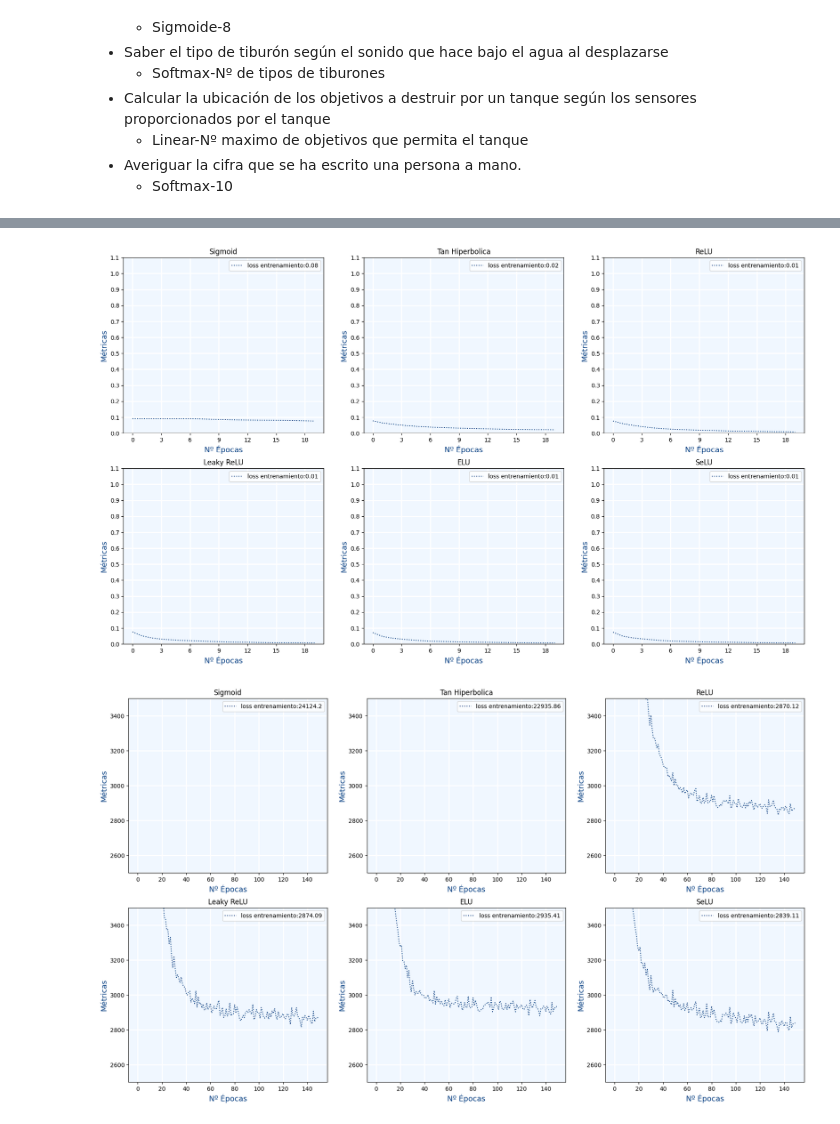
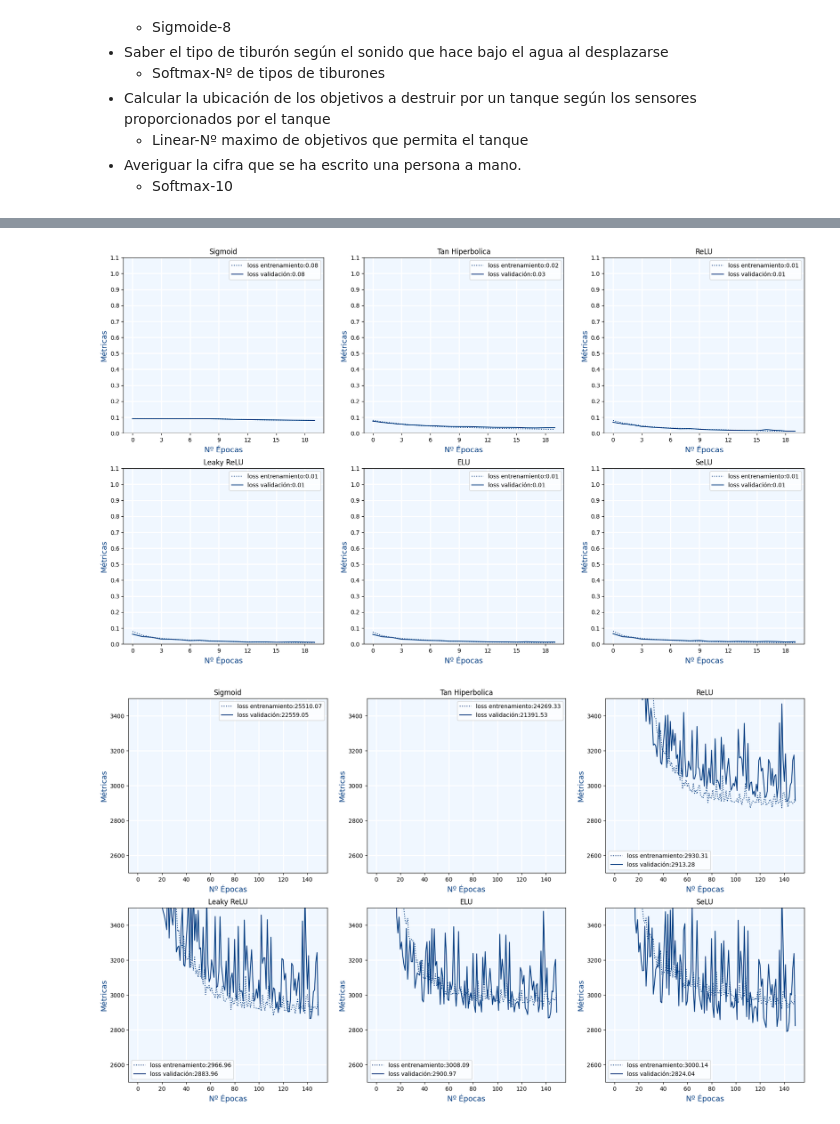
Before and after one commit to logongas/soluciones_ejercicios_modulo_pia, a Jupyter notebook: tema_06/ejercicios_tema_06.ipynb, the cells around one changed output, grey strips where cells are left out. Saved outputs shown, nothing was run; the diff lists cells and outputs as text; code cells hidden in the pictures.

```diff
--- a/tema_06/ejercicios_tema_06.ipynb
+++ b/tema_06/ejercicios_tema_06.ipynb
@@ -737,7 +753,7 @@ plot_metrics(axes,history_glorot_normal.history,"Glorot normal")
 # %%
 # Ejercicio 7
 
-x,y=get_datos()
+x_train, x_test, y_train, y_test=get_datos()
 
 
 epochs=100
@@ -756,7 +772,7 @@ activations=[
 index=1
 figure=plt.figure(figsize=(21, 12))
 for caption,activation in activations:
-  history=compile_fit(capas,activation,kernel_initializer,epochs,input_dim,x,y)
+  history=compile_fit(capas,activation,kernel_initializer,epochs,input_dim,x_train, x_test, y_train, y_test)
   axes = figure.add_subplot(2,3,index)
   plot_metrics(axes,history.history,caption)
   index=index+1
@@ -821,13 +838,16 @@ def get_datos():
   label_binarizer = LabelBinarizer()
   label_binarizer.fit(range(max(y)+1))
   y = label_binarizer.transform(y)
-  return x,y
 
-x,y=get_datos()
+  x_train, x_test, y_train, y_test = train_test_split(x, y, test_size=0.2, random_state=42)
+
+  return x_train, x_test, y_train, y_test
+
+x_train, x_test, y_train, y_test=get_datos()
 
 
 epochs=20
-input_dim=x.shape[1]
+input_dim=x_train.shape[1]
 capas=[8,16,32,64,32,16,8,3]
 kernel_initializer="glorot_uniform"
 
@@ -842,7 +862,7 @@ activations=[
 index=1
 figure=plt.figure(figsize=(21, 12))
 for caption,activation in activations:
-  history=compile_fit(capas,activation,"softmax",epochs,input_dim,x,y)
+  history=compile_fit(capas,activation,"softmax",epochs,input_dim,x_train, x_test, y_train, y_test)
   axes = figure.add_subplot(2,3,index)
   plot_metrics(axes,history.history,caption)
   index=index+1
@@ -860,13 +880,15 @@ def get_datos():
   label_binarizer = LabelBinarizer()
   label_binarizer.fit(range(max(y)+1))
   y = label_binarizer.transform(y)
-  return x,y
+  x_train, x_test, y_train, y_test = train_test_split(x, y, test_size=0.2, random_state=42)
 
-x,y=get_datos()
+  return x_train, x_test, y_train, y_test
+
+x_train, x_test, y_train, y_test=get_datos()
 
 
 epochs=20
-input_dim=x.shape[1]
+input_dim=x_train.shape[1]
 capas=[8,16,32,64,32,16,8,3]
 kernel_initializer="glorot_uniform"
 
@@ -881,7 +903,7 @@ activations=[
 index=1
 figure=plt.figure(figsize=(21, 12))
 for caption,activation in activations:
-  history=compile_fit(capas,activation,"softmax",epochs,input_dim,x,y)
+  history=compile_fit(capas,activation,"softmax",epochs,input_dim,x_train, x_test, y_train, y_test)
   axes = figure.add_subplot(2,3,index)
   plot_metrics(axes,history.history,caption)
   index=index+1
@@ -900,13 +922,15 @@ def get_datos():
   label_binarizer.fit(range(max(y)+1))
   y = label_binarizer.transform(y)
 
-  return x,y
+  x_train, x_test, y_train, y_test = train_test_split(x, y, test_size=0.2, random_state=42)
 
-x,y=get_datos()
+  return x_train, x_test, y_train, y_test
+
+x_train, x_test, y_train, y_test=get_datos()
 
 
 epochs=20
-input_dim=x.shape[1]
+input_dim=x_train.shape[1]
 capas=[8,16,32,64,32,16,10]
 kernel_initializer="glorot_uniform"
 
@@ -921,12 +945,12 @@ activations=[
 index=1
 figure=plt.figure(figsize=(21, 12))
 for caption,activation in activations:
-  history=compile_fit(capas,activation,"softmax",epochs,input_dim,x,y)
+  history=compile_fit(capas,activation,"softmax",epochs,input_dim,x_train, x_test, y_train, y_test)
   axes = figure.add_subplot(2,3,index)
   plot_metrics(axes,history.history,caption)
   index=index+1
 # %% [output]
-[figure, old version]
+[figure, new version]
 # %%
 # Ejercicio 9.D
 from sklearn.datasets import load_diabetes
@@ -936,38 +960,40 @@ def get_datos():
   x=datos.data
   y=datos.target
 
-  return x,y
+  x_train, x_test, y_train, y_test = train_test_split(x, y, test_size=0.2, random_state=42)
 
-x,y=get_datos()
+  return x_train, x_test, y_train, y_test
+
+x_train, x_test, y_train, y_test=get_datos()
 
 
 epochs=150
-input_dim=x.shape[1]
+input_dim=x_train.shape[1]
 capas=[8,16,32,64,32,16,8,1]
 kernel_initializer="glorot_uniform"
 
 activations=[
         ("Sigmoid","sigmoid"),
         ("Tan Hiperbolica","tanh"),
         ("ReLU","relu"),
         ("Leaky ReLU",tf.keras.layers.LeakyReLU()),
         ("ELU","elu"),
         ("SeLU","selu")]
 
 index=1
 figure=plt.figure(figsize=(21, 12))
 for caption,activation in activations:
-  history=compile_fit(capas,activation,"linear",epochs,input_dim,x,y)
+  history=compile_fit(capas,activation,"linear",epochs,input_dim,x_train, x_test, y_train, y_test)
   axes = figure.add_subplot(2,3,index)
   plot_metrics(axes,history.history,caption)
   axes.set_ylim(ymin=2500,ymax=3500)
   axes.yaxis.set_major_locator(MultipleLocator(200))
   index=index+1
 
 
 #Los errores son enormes
 # %% [output]
-[figure, old version]
+[figure, new version]
 # %%
 #Ejercicio 10
 from sklearn.datasets import load_wine
```
Also changed, not shown: parts of 17 cells of this notebook.
